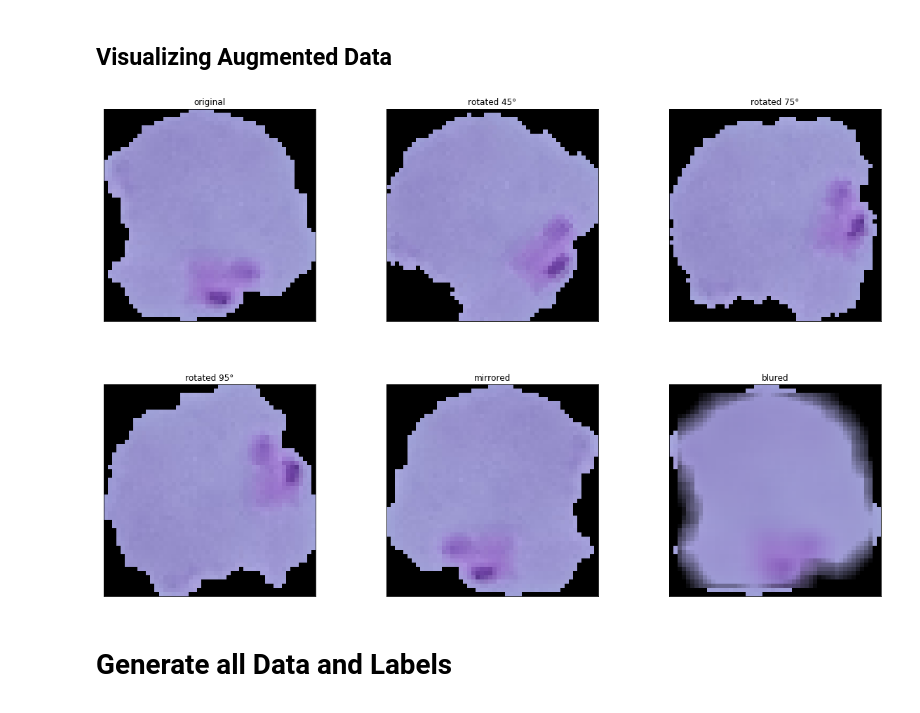
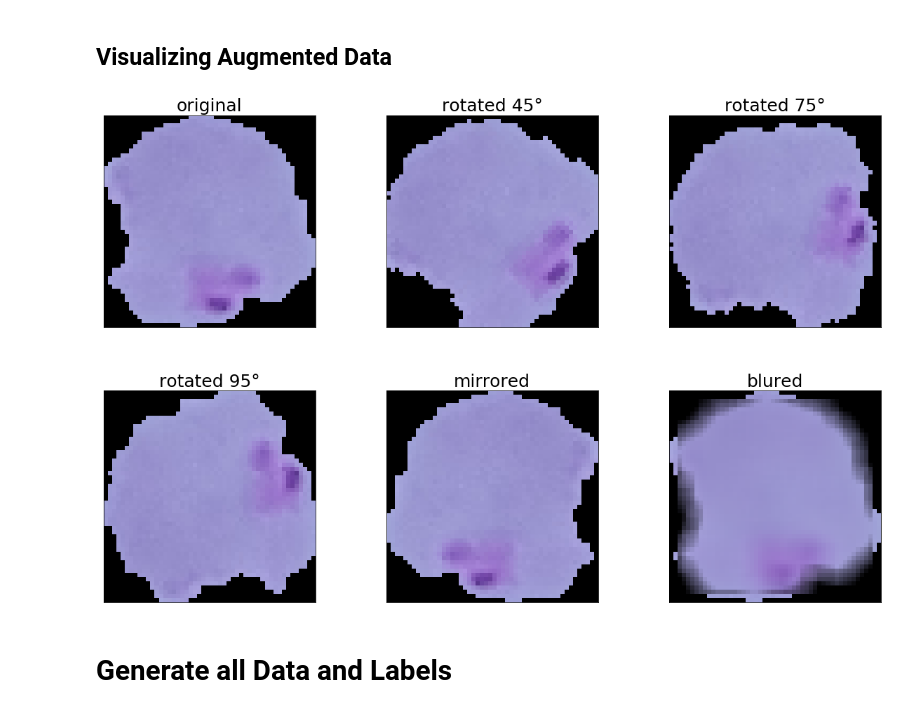
Before and after one commit to lai-la/MalariaProject, a Jupyter notebook: malaria_project_implementation.ipynb, the cells around one changed output. Saved outputs shown, nothing was run; the diff lists cells and outputs as text; code cells hidden in the pictures.

```diff
--- a/malaria_project_implementation.ipynb
+++ b/malaria_project_implementation.ipynb
@@ -149,10 +149,11 @@ In this section the data will be preprocessed in order to fulfil the requirement
 def preprocessData(image_path, h_img, w_img, mode='RGB'):
     "__________________________________________"
     "    Args:"
-    "        data_dict: Dict(class: list<data>)"
-    "        h_img: height of image"
-    "        w_img: width of image"
-    "    return: "
+    "       image_path: image path"
+    "       h_img: new height of image
+    "       w_img: new idth of image
+    "       mode='RGB"
+    "    return: preprocessed image"
     "__________________________________________"
     image = cv2.imread(image_path)
     if image is None:
@@ -166,26 +167,22 @@ def preprocessData(image_path, h_img, w_img, mode='RGB'):
 - useful for cells because impossible to predict position they will have
 --> find source
 # %%
-#    PIL.Image.FLIP_LEFT_RIGHT
-#    PIL.Image.FLIP_TOP_BOTTOM
-#    PIL.Image.TRANSPOSE
-
 def augmentData(image, label, rotations=None, mirror=False, blur=False):
     img_data = []
     img_labels = []
-    if rotations != None:
+    if rotations:
         for rot in rotations:
             im = image.rotate(rot)
             img_data.append(np.array(im))
             img_labels.append(label)
-    if mirror is True:
+    if mirror:
         #for mi in mirror:
             #im = image.transpose(Image.mirror)
         im = ImageOps.mirror(image)
         #img_data.append(np.array(im))
         img_data.append(np.array(im))
         img_labels.append(label)
-    if blur is True:
+    if blur:
         im = image.filter(ImageFilter.BLUR)
         img_data.append(np.array(im))
         img_labels.append(label)
@@ -195,24 +192,24 @@ def augmentData(image, label, rotations=None, mirror=False, blur=False):
 # %%
 image = preprocessData("data/cell_images/Parasitized/C99P60ThinF_IMG_20150918_141520_cell_107.png", 50,50)
 augmented, augl = augmentData(image, 0 ,rotations=[45,75,95], mirror = True, blur = True)
 images = []
 images.append(np.array(image))
 images.extend(augmented)
 #print(len(images))
 titles = ["original", "rotated 45°", "rotated 75°", "rotated 95°", "mirrored", "blured"]
 plt.figure(1, figsize=(20,20))
 n = 0
 for img in images:
     n += 1
     plt.subplot(3,3,n)
     plt.subplots_adjust(hspace=0.3, wspace= 0.3)
     plt.imshow(img)
-    plt.title(titles[n-1])
+    plt.title(titles[n-1], fontsize=25)
     plt.xticks([]), plt.yticks([])
 
 plt.show()
 # %% [output]
-[figure, old version]
+[figure, new version]
 # %% [markdown]
 # Generate all Data and Labels
 # %%
```
Also changed, not shown: parts of 4 cells of this notebook, 1 other file.
